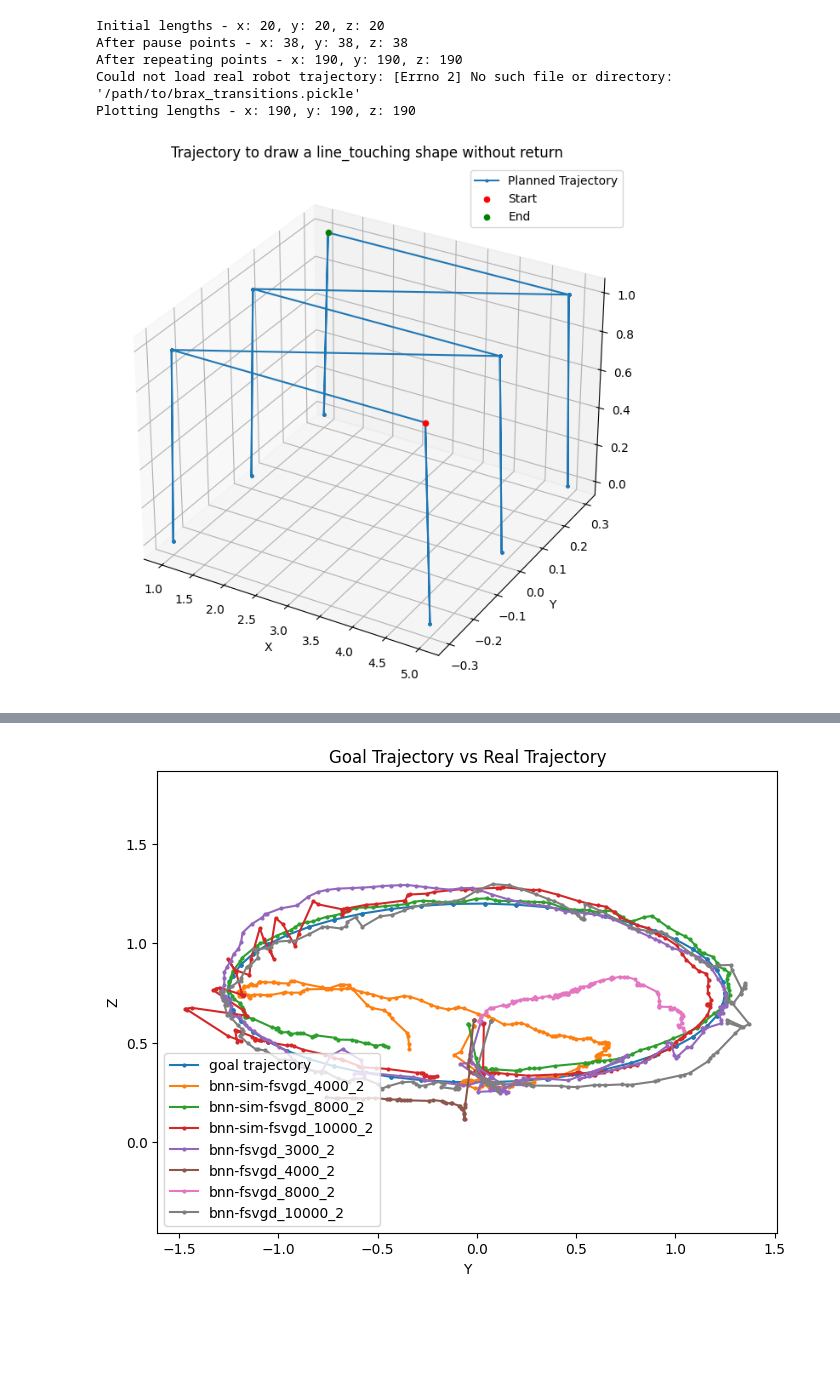
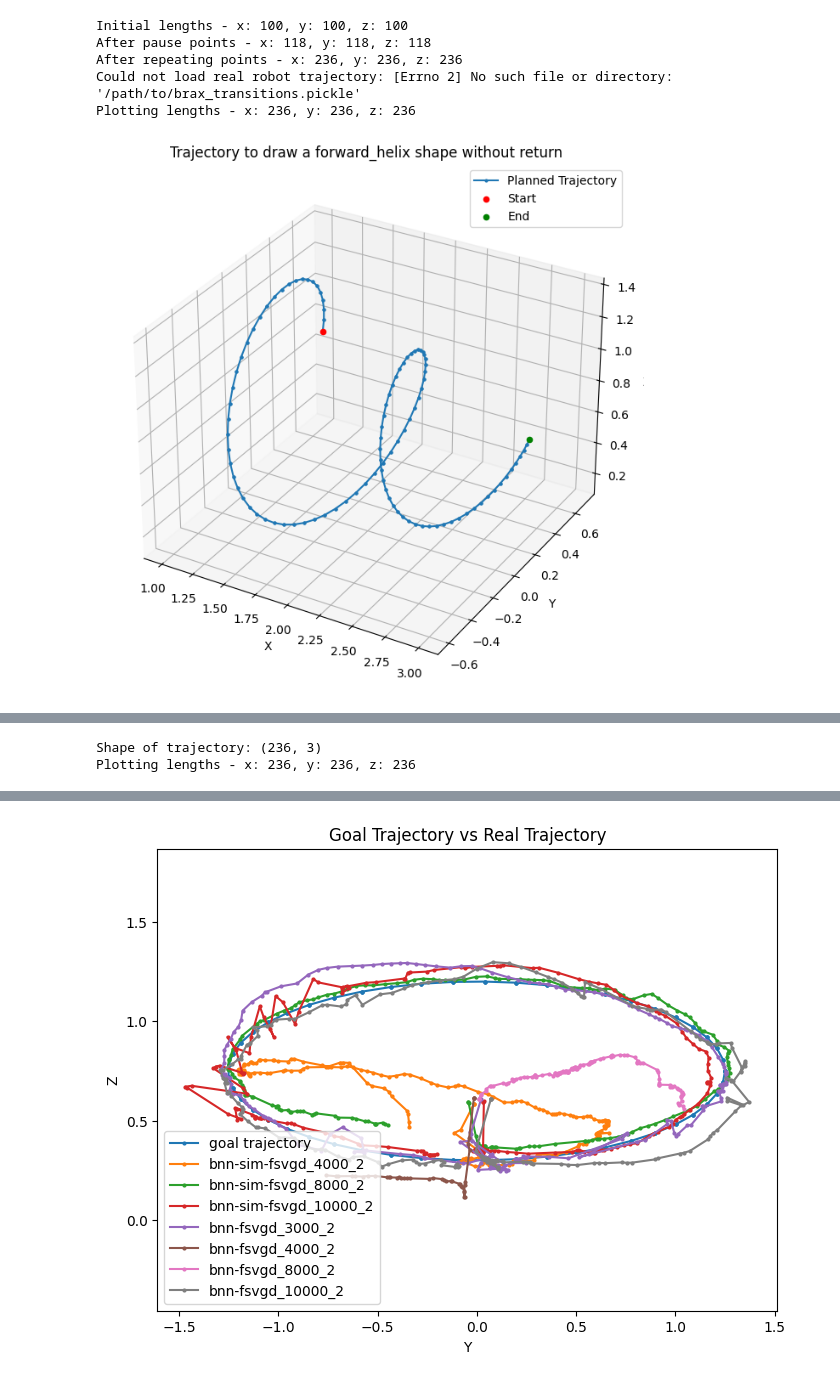
Before and after one commit to benjirer/active-learning-dynamics, a Jupyter notebook: goal_gen.ipynb, the cells around one changed output, grey strips where cells are left out. Cells and saved outputs as stored; diff of their text form; code cells hidden in the pictures; blank space fills up the shorter version.

Commit message:
helix shit

```diff
--- a/goal_gen.ipynb
+++ b/goal_gen.ipynb
@@ -163,9 +163,9 @@ def generate_helix(num_points, x_min, x_max, z_min, z_max):
 
 def generate_forward_helix(num_points, x_min, x_max, z_min, z_max):
     """Generates a forward helix trajectory with decreasing radius along x."""
-    helix_radius_start = 0.5
-    helix_radius_end = 0.1
-    helix_turns = 5
+    helix_radius_start = 0.7
+    helix_radius_end = 0.3
+    helix_turns = 2
     x = np.linspace(x_min, x_max, num_points)
     theta = np.linspace(0, helix_turns * 2 * np.pi, num_points)
     radius = np.linspace(helix_radius_start, helix_radius_end, num_points)
@@ -314,11 +314,11 @@ tag = "_v0"  # Tag to differentiate between different versions
 reverse_trajectory = False
 save_trajectory = False
 num_points = 100
-x_min, x_max = 1.0, 5.0
+x_min, x_max = 1.0, 3.0
 z_min, z_max = 0.4, 1.0
 repeat_first_point_times = 10
 repeat_last_point_times = 10
-repeat_times = 5
+repeat_times = 2
 num_touches = 3
 
 # Generate the trajectory
@@ -377,35 +377,35 @@ if reverse_trajectory:
 # Load real robot trajectory (adjust the file path accordingly)
 observations = None
 try:
     file = "/path/to/brax_transitions.pickle"
     with open(file, "rb") as f:
         data = pickle.load(f)
     observations = np.array([d.observation for d in data])[15:]
 except Exception as e:
     print(f"Could not load real robot trajectory: {e}")
 
 # Plot the trajectories
 plot_3d_trajectory(x_total, y_total, z_total, observations, reverse_trajectory, shape_type)
 plot_2d_top_view(x_total, y_total, observations, reverse_trajectory, shape_type)
 
 # Save the trajectory if needed
 if save_trajectory:
     trajectory = np.column_stack((x_total, y_total, z_total))
     print("Shape of trajectory:", trajectory.shape)
     with open(f"goal_traj/{shape_type}{tag}_goal_trajectory.pkl", "wb") as f:
         pickle.dump(trajectory, f)
 
     # Verify the saved trajectory
     with open(f"goal_traj/{shape_type}{tag}_goal_trajectory.pkl", "rb") as f:
         trajectory_loaded = pickle.load(f)
     plot_3d_trajectory(
         trajectory_loaded[:, 0], trajectory_loaded[:, 1], trajectory_loaded[:, 2],
         reverse_trajectory=reverse_trajectory, shape_type=shape_type
     )
 # %% [output]
-Initial lengths - x: 20, y: 20, z: 20
-After pause points - x: 38, y: 38, z: 38
-After repeating points - x: 190, y: 190, z: 190
+Initial lengths - x: 100, y: 100, z: 100
+After pause points - x: 118, y: 118, z: 118
+After repeating points - x: 236, y: 236, z: 236
 Could not load real robot trajectory: [Errno 2] No such file or directory: '/path/to/brax_transitions.pickle'
-Plotting lengths - x: 190, y: 190, z: 190
+Plotting lengths - x: 236, y: 236, z: 236
-[figure, old version]
+[figure, new version]
@@ -412,0 +413,2 @@ Plotting lengths - x: 190, y: 190, z: 190
+Shape of trajectory: (236, 3)
+Plotting lengths - x: 236, y: 236, z: 236
```
Also changed, not shown: parts of 2 cells of this notebook, 6 other files.
